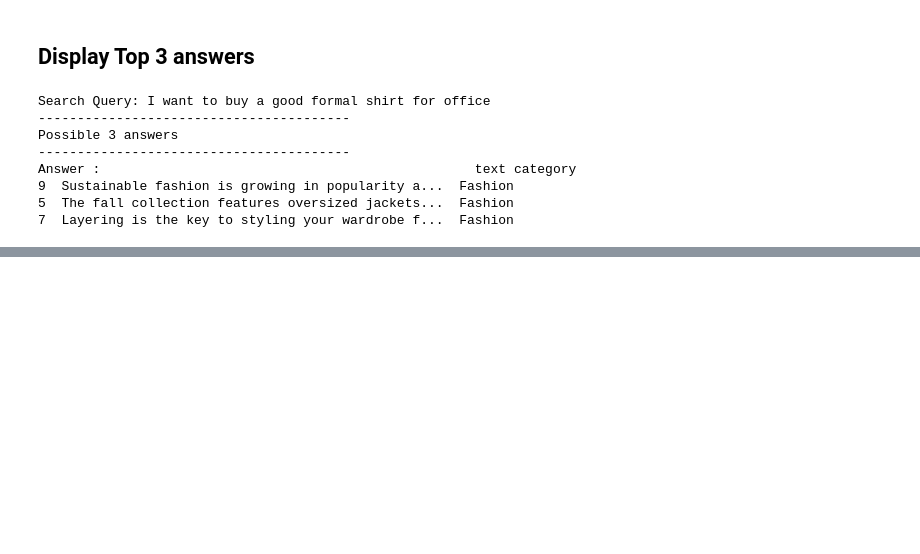
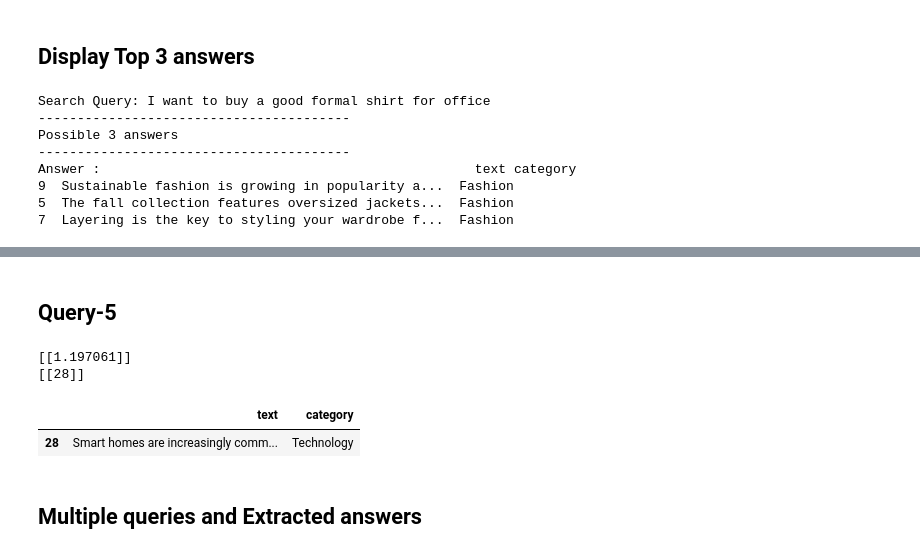
Before and after one commit to prabhakar2020/FAISS_Example, a Jupyter notebook: FAISS_Example1.ipynb, the cells around one changed output, grey strips where cells are left out. Saved outputs shown, nothing was run; the diff lists cells and outputs as text; code cells hidden in the pictures; blank space fills up the shorter version.

```diff
--- a/FAISS_Example1.ipynb
+++ b/FAISS_Example1.ipynb
@@ -278,0 +311,14 @@ df.loc[I[0]]
+# %% [markdown]
+## Query-5
+# %%
+search_query = "What new gadgets are people excited about this year?"
+svec = get_svec(search_query)
+distance, I = get_index_search(svec, k=1)
+df.loc[I[0]]
+# %% [output]
+[[1.197061]]
+[[28]]
+|  | text | category |
+| 28 | Smart homes are increasingly comm... | Technology |
+# %% [markdown]
+## Multiple queries and Extracted answers
```
Also changed, not shown: parts of 16 cells of this notebook.
